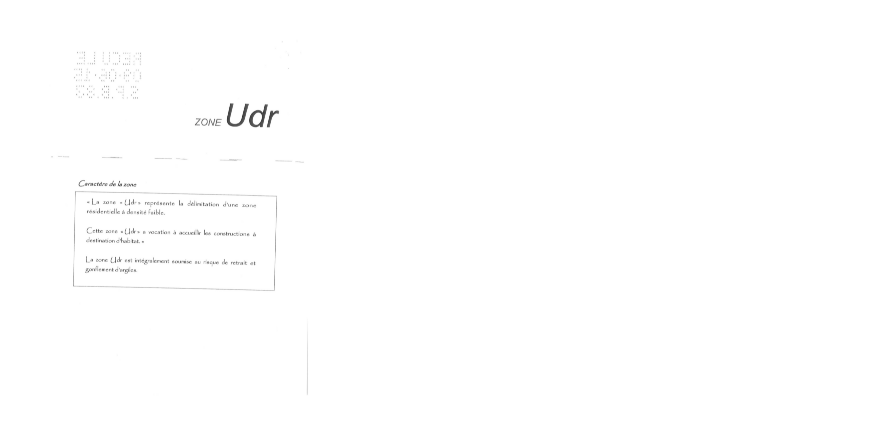
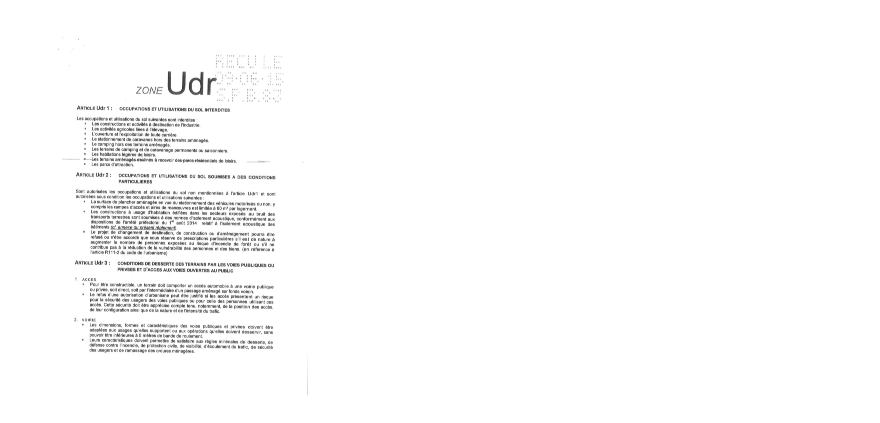
Before and after one commit to Adrien-Crapart/ocr_project, a Jupyter notebook: tags.ipynb, the cells around one changed output. Cells and saved outputs as stored; diff of their text form; code cells hidden in the pictures.

```diff
--- a/tags.ipynb
+++ b/tags.ipynb
@@ -154,13 +175,13 @@ for index, row in df.iterrows():
 # %%
 from PIL import Image
 import matplotlib.pyplot as plt
 
 # Load the PPM image
-image = Image.open('temp_images/74184ab1-c005-43ca-84c5-ff216bebd09c-1.ppm')
+image = Image.open('temp_images/1bc5bda7-ffe1-46a5-b021-05775de53b8b-3.ppm')
 
 # Display the image
 plt.imshow(image)
 plt.axis('off')  # Hide axes
 plt.show()
 # %% [output]
-[figure, old version]
+[figure, new version]
```
Also changed, not shown: parts of 5 cells of this notebook.
